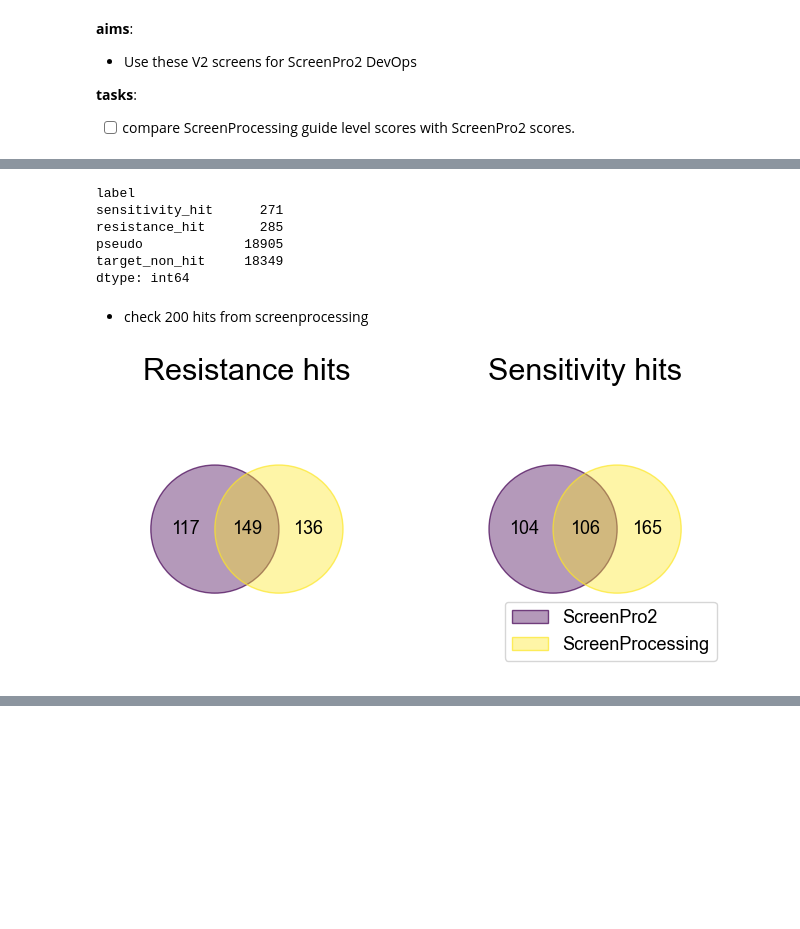
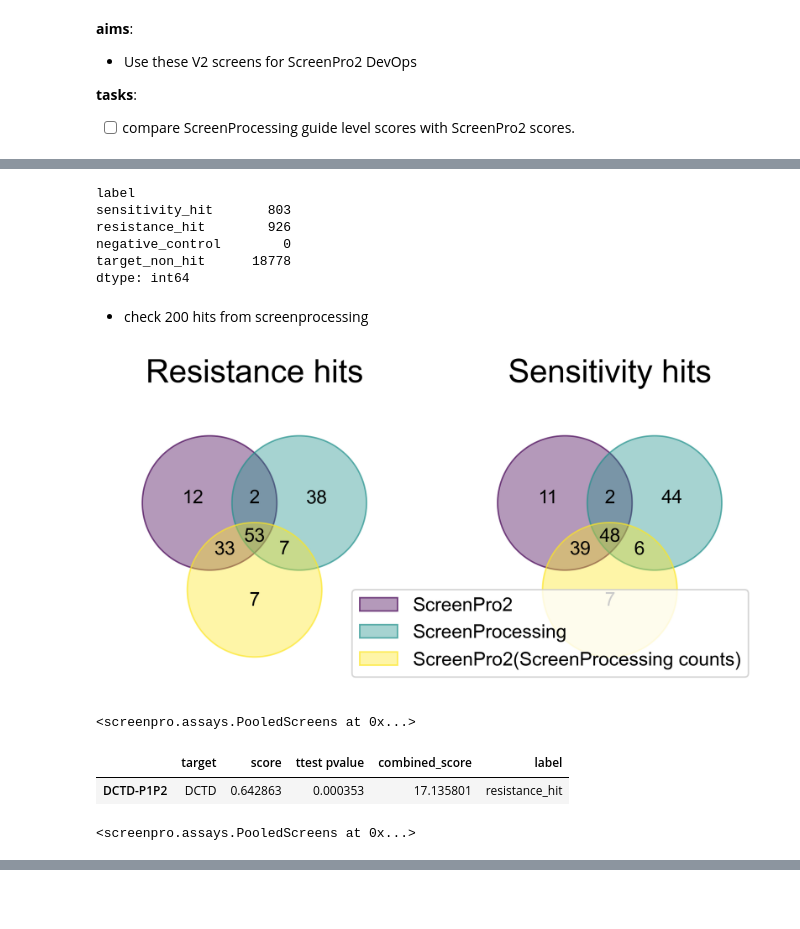
Before and after one commit to FunGI-cap/ScreenPro-Benchmarking, a Jupyter notebook: analysis/2-phenotype-calculation/DAC-AML-CRISPR-screens.ipynb, the cells around one changed output, grey strips where cells are left out. Saved outputs shown, nothing was run; the diff lists cells and outputs as text; code cells hidden in the pictures; blank space fills up the shorter version.

```diff
--- a/analysis/2-phenotype-calculation/DAC-AML-CRISPR-screens.ipynb
+++ b/analysis/2-phenotype-calculation/DAC-AML-CRISPR-screens.ipynb
@@ -77,2 +80,2 @@ Gather data
 # %%
-CRISPRi_v2_human_path = '../../../ScreenPro2/library_tables/CRISPRi_v2_human_librarytable.txt.gz'
+CRISPRi_v2_human_path = '../../../DDRi/CRISPRai-DDRi-screens/CRISPRi_v2_human_librarytable.txt.gz'
@@ -297,0 +157,3 @@ rho_screenpro2 = scp.utils.ann_score_df(
+# %%
+db_untreated=10.04
+db_treated=7.46
@@ -298,3 +957,16 @@ rho_screenpro2 = scp.utils.ann_score_df(
+# %%
+rho_screenpro2_with_screenprocessing_counts = molm13_screenprocessing.phenotypes['compare_guides_top_3']['results']['rho:DAC_vs_DMSO']
+
+rho_screenpro2_with_screenprocessing_counts = scp.ps.annotateScoreTable(
+    rho_screenpro2_with_screenprocessing_counts,
+    up_hit=scp.ps._annotate.hit_dict['rho']['up_hit'],
+    down_hit=scp.ps._annotate.hit_dict['rho']['down_hit'],
+    ctrl_label='negative_control',
+    pvalue_col='ttest pvalue',
+    threshold=2
+)
+
+rho_screenpro2_with_screenprocessing_counts = rho_screenpro2_with_screenprocessing_counts.query('target != "negative_control"')
 # %%
 rho_screenpro2.groupby('label').size()
 # %% [output]
@@ -306,43 +978,40 @@ target_non_hit     18424
 dtype: int64
-# %%
-rho_screenprocessing = scp.utils.ann_score_df(
-    screens['molm13'].phenotypes['genetable']['rho']['ave_Rep1_Rep2'][[
-        'average phenotype of strongest 3',
-        'Mann-Whitney p-value',
-    ]].reset_index(),
-    ctrl_label='pseudo',
-    threshold=3.5
-)
 # %%
-rho_screenprocessing.groupby('label').size()
+rho_screenpro2_with_screenprocessing_counts.groupby('label').size()
 # %% [output]
 label
-sensitivity_hit      271
-resistance_hit       285
-pseudo             18905
-target_non_hit     18349
+sensitivity_hit       803
+resistance_hit        926
+negative_control        0
+target_non_hit      18778
 dtype: int64
 # %% [markdown]
 - check 200 hits from screenprocessing
 # %%
-fig, (ax1,ax2) = plt.subplots(1,2,figsize=(8,4))
+fig, (ax1,ax2) = plt.subplots(1,2,figsize=(8,4), dpi=300)
 
-# draw venn diagram
+## draw venn diagram
+n_top_hits = 100
+
+# resistance_hit
 venn({
-    'ScreenPro2':set(rho_screenpro2.query('label == "resistance_hit"').target.to_list()),
-    'ScreenProcessing':set(rho_screenprocessing.query('label == "resistance_hit"').target.to_list()),
+    'ScreenPro2':set(rho_screenpro2.dropna().sort_values('combined_score').tail(n_top_hits)['target'].to_list()),
+    'ScreenProcessing':set(rho_screenprocessing.dropna().sort_values('combined_score').tail(n_top_hits)['target'].to_list()),
+    'ScreenPro2(ScreenProcessing counts)':set(rho_screenpro2_with_screenprocessing_counts.dropna().sort_values('combined_score').tail(n_top_hits)['target'].to_list()),
 }, ax=ax1, legend_loc=None)
 
 ax1.set_title('Resistance hits', fontsize=22)
 
+# sensitivity_hits
 venn({
-    'ScreenPro2':set(rho_screenpro2.query('label == "sensitivity_hit"').target.to_list()),
-    'ScreenProcessing':set(rho_screenprocessing.query('label == "sensitivity_hit"').target.to_list()),
+    'ScreenPro2':set(rho_screenpro2.dropna().sort_values('combined_score').head(n_top_hits)['target'].to_list()),
+    'ScreenProcessing':set(rho_screenprocessing.dropna().sort_values('combined_score').head(n_top_hits)['target'].to_list()),
+    'ScreenPro2(ScreenProcessing counts)':set(rho_screenpro2_with_screenprocessing_counts.dropna().sort_values('combined_score').head(n_top_hits)['target'].to_list()),
 }, ax=ax2, legend_loc='lower right')
 
 ax2.set_title('Sensitivity hits', fontsize=22)
 
 plt.title('Sensitivity hits', fontsize=22)
 plt.show()
 # %% [output]
-[figure, old version]
+[figure, new version]
@@ -348,0 +1072,13 @@ plt.show()
+# %%
+molm13_screenprocessing
+# %% [output]
+<screenpro.assays.PooledScreens at 0x...>
+# %%
+rho_screenpro2[rho_screenpro2.sort_values('combined_score').target.str.contains('DCTD')]
+# %% [output]
+|  | target | score | ttest pvalue | combined_score | label |
+| DCTD-P1P2 | DCTD | 0.642863 | 0.000353 | 17.135801 | resistance_hit |
+# %%
+molm13_screen
+# %% [output]
+<screenpro.assays.PooledScreens at 0x...>
```
Also changed, not shown: parts of 178 cells of this notebook.
